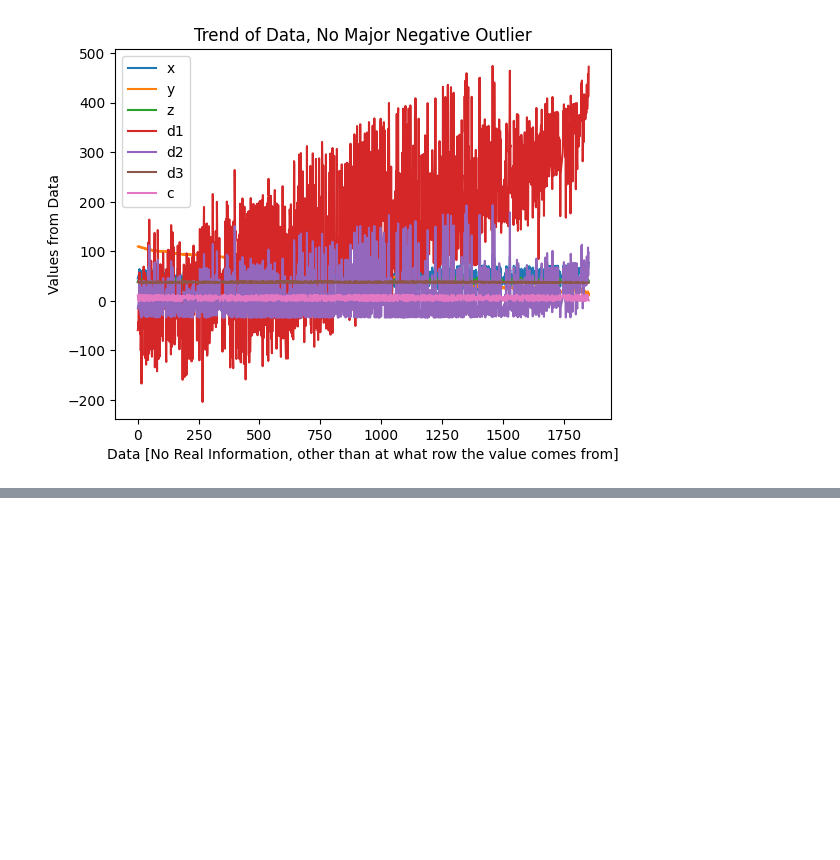
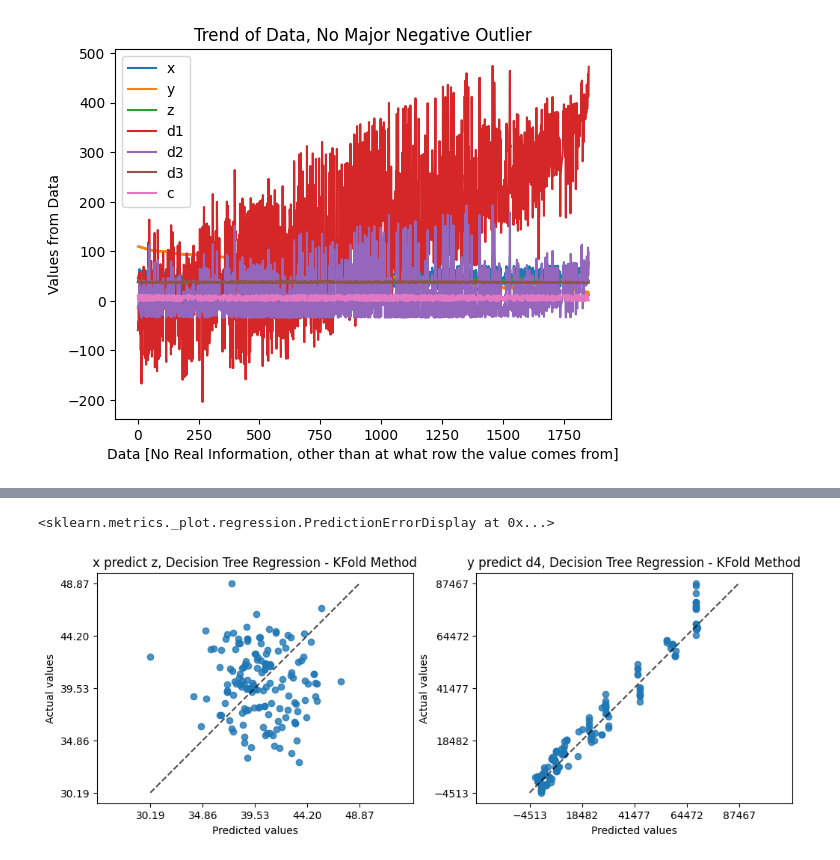
Before and after one commit to MikeyMorg/Assignment4_CS577, a Jupyter notebook: src/assignment4-2.ipynb, the cells around one changed output, grey strips where cells are left out. Saved outputs shown, nothing was run; the diff lists cells and outputs as text; code cells hidden in the pictures; blank space fills up the shorter version.

```diff
--- a/src/assignment4-2.ipynb
+++ b/src/assignment4-2.ipynb
@@ -454,0 +519,19 @@ plt.show()
+# %%
+#Now lets test for some of the other graphs we saw:
+# Perform cross-validation prediction on the ENTIRE dataset
+# The 'kf' object is used internally by cross_val_predict to define the splits
+predicted_all_tree = cross_val_predict(dc, x, z, cv=kf)
+predicted_all_tree2 = cross_val_predict(dc, y, d4, cv=kf)
+
+# Plot the overall results (Actual vs. Predicted)
+fig, ax = plt.subplots(ncols =2, figsize=(12,4))
+ax[0].set_title('x predict z, Decision Tree Regression - KFold Method')
+ax[1].set_title('y predict d4, Decision Tree Regression - KFold Method')
+
+PredictionErrorDisplay.from_predictions(z, predicted_all_tree, kind='actual_vs_predicted',
+                                        ax=ax[0], subsample=150)
+PredictionErrorDisplay.from_predictions(d4, predicted_all_tree2, kind='actual_vs_predicted',
+                                        ax=ax[1], subsample=150)
+# %% [output]
+<sklearn.metrics._plot.regression.PredictionErrorDisplay at 0x...>
+[figure, added]
```
Also changed, not shown: parts of 18 cells of this notebook, 4 other files.
